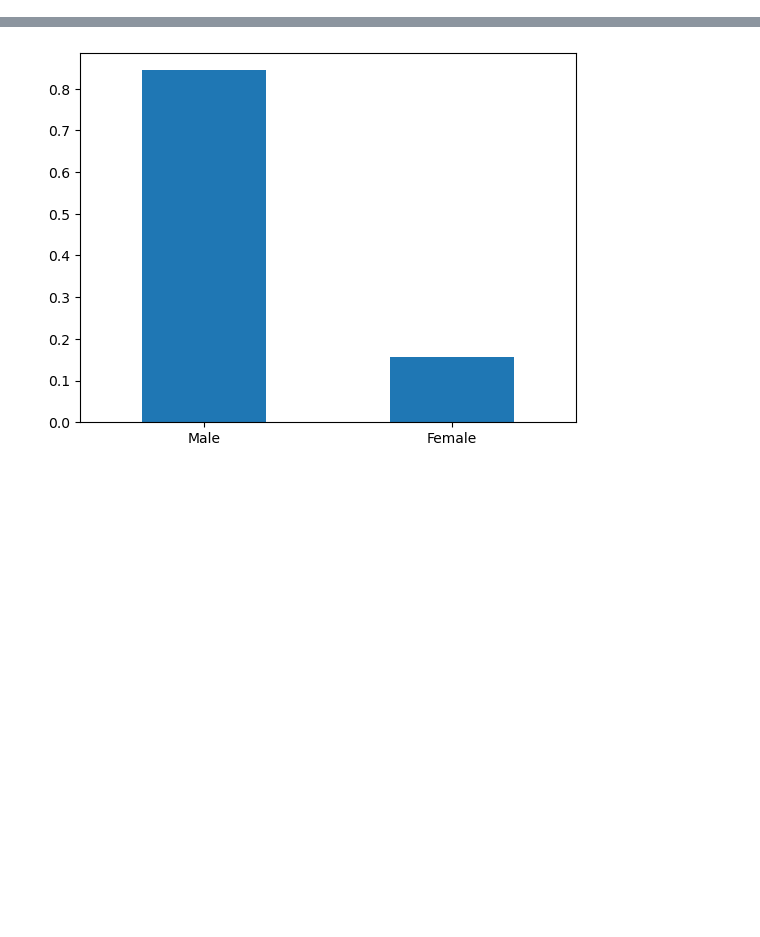
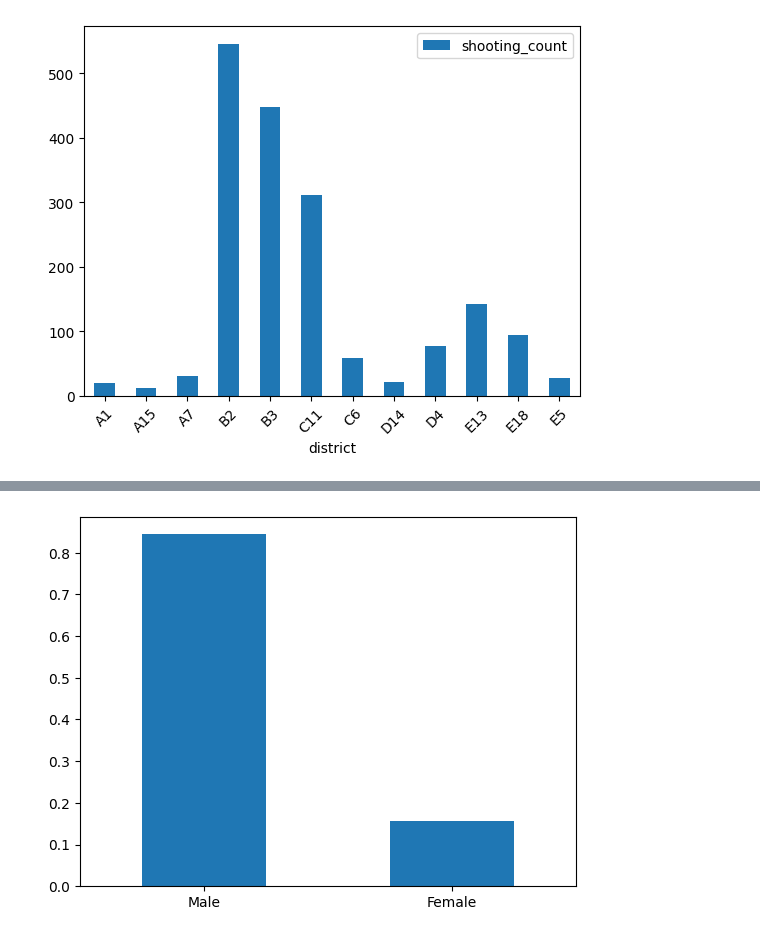
Before and after one commit to BU-Spark/ds-councilor-worrell-gun-violence, a Jupyter notebook: spring23-team-2/deliverables/deliverables 1/pattern.ipynb, the cells around one changed output, grey strips where cells are left out. Saved outputs shown, nothing was run; the diff lists cells and outputs as text; code cells hidden in the pictures; blank space fills up the shorter version.

```diff
--- a/spring23-team-2/deliverables/deliverables 1/pattern.ipynb
+++ b/spring23-team-2/deliverables/deliverables 1/pattern.ipynb
@@ -0,0 +8,6 @@
+# %%
+temp = shootings.groupby('district').agg({'district': 'count'}).rename(columns={'district': 'shooting_count'}).reset_index()
+temp.plot.bar(x='district', y='shooting_count',rot = 45)
+plt.show()
+# %% [output]
+[figure, added]
```
Also changed, not shown: parts of 13 cells of this notebook, 1 other file.
